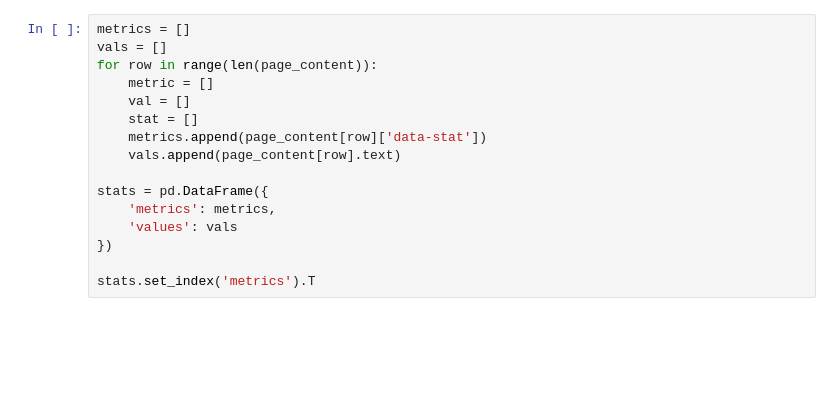
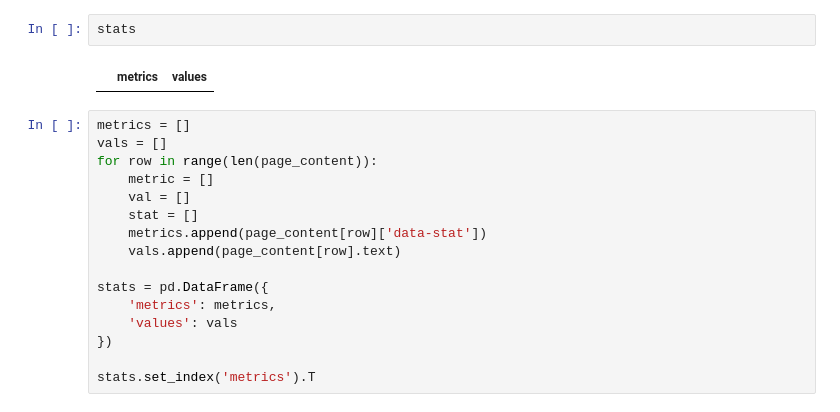
Before and after one commit to obverter/bmi-stars, a Jupyter notebook: notebooks/Scraper.ipynb, the cells around one changed output. Saved outputs shown, nothing was run; the diff lists cells and outputs as text; blank space fills up the shorter version.

```diff
--- a/notebooks/Scraper.ipynb
+++ b/notebooks/Scraper.ipynb
@@ -51,3 +200,7 @@ page_content = doc.select("#pitching_standard > tfoot > tr:nth-child(2) .right")
+# %%
+stats
+# %% [output]
+|  | metrics | values |
 # %%
 metrics = []
 vals = []
```
Also changed, not shown: parts of 10 cells of this notebook, 3 other files.
